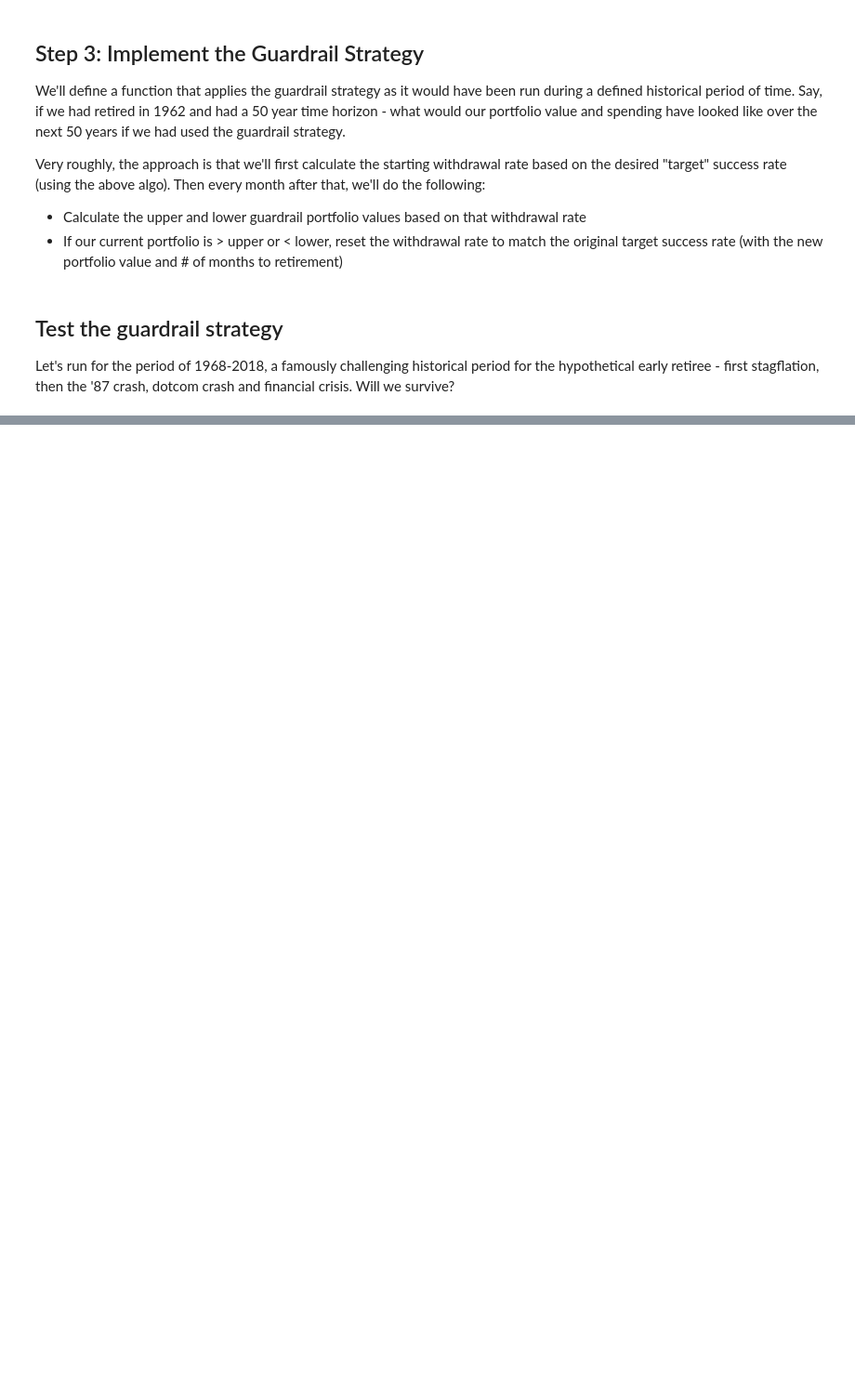
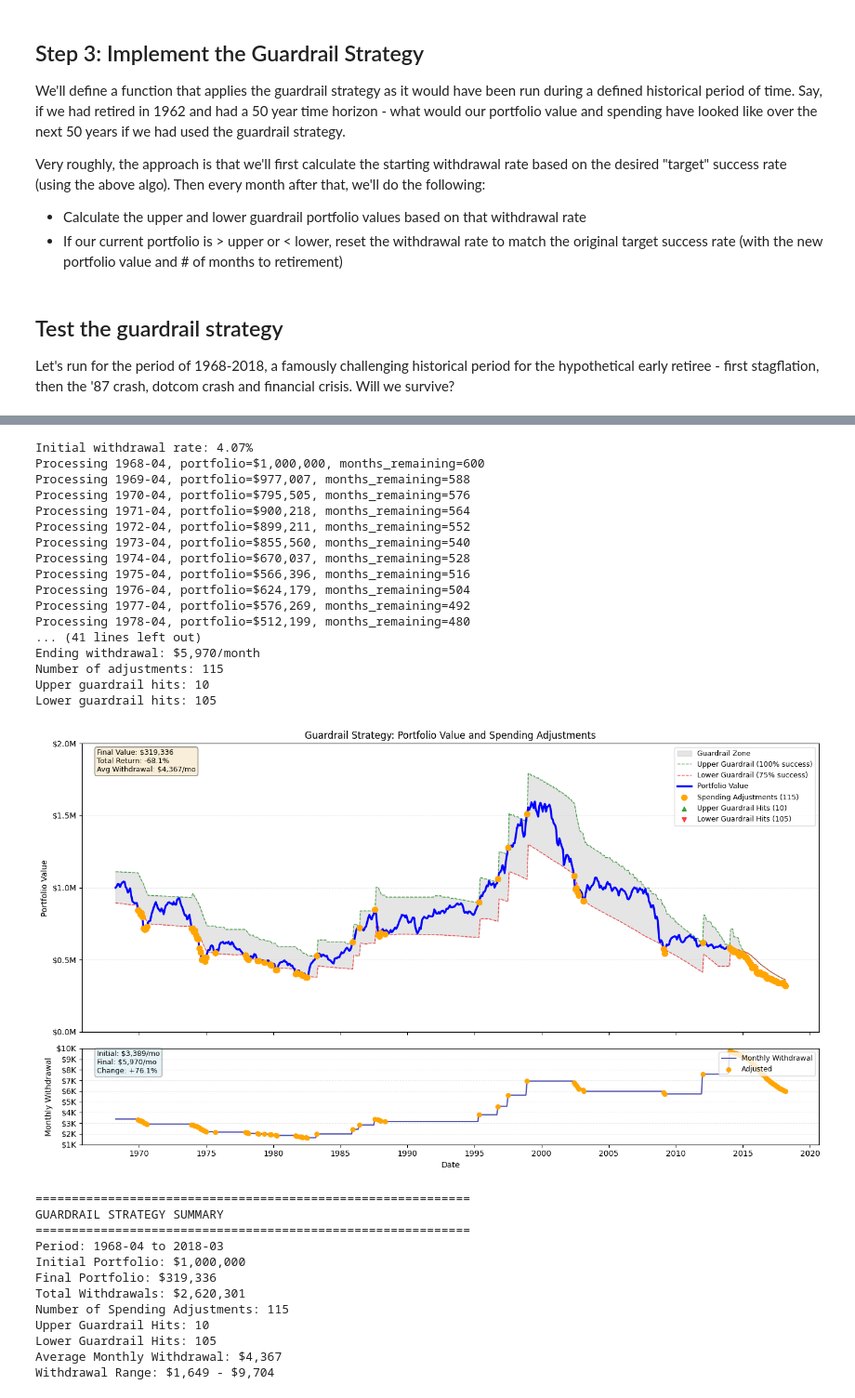
Before and after one commit to rogercost/fire-guardrails, a Jupyter notebook: Guardrails_Simplified.ipynb, the cells around one changed output, grey strips where cells are left out. Shown at 93% size. Saved outputs shown, nothing was run; the diff lists cells and outputs as text; code cells hidden in the pictures; blank space fills up the shorter version.

Commit message:
Streamline flow and experiment with no threshold and a 10% adjustment factor

```diff
--- a/Guardrails_Simplified.ipynb
+++ b/Guardrails_Simplified.ipynb
@@ -357,9 +357,9 @@ def get_guardrail_withdrawals(df, start_date, end_date,
                               target_success_rate=0.90,
                               upper_guardrail_success=1.00,
                               lower_guardrail_success=0.75,
-                              upper_adjustment_fraction=1.0,  # If we hit an upper guardrail, go straight to the new spending
-                              lower_adjustment_fraction=0.1,  # If we hit a lower guardrail, adjust spending gradually
-                              adjustment_threshold=0.05,      # Don't tell the client to adjust spending unless new number differs by more than 5% from previous
+                              upper_adjustment_fraction=1.0,
+                              lower_adjustment_fraction=0.1,
+                              adjustment_threshold=0.05,
                               verbose=False):
     """
     Creates a dataframe of withdrawals that follow an adaptive guardrail strategy.
@@ -407,6 +407,9 @@ def get_guardrail_withdrawals(df, start_date, end_date,
                                                max_iterations=50,
                                                verbose=False)['withdrawal_rate']
 
+    if verbose:
+        print(f"Initial withdrawal rate: {(initial_wr * 100):.2f}%")
+
     # State variables
     current_portfolio_value = initial_value
     previous_monthly_spending = initial_value * initial_wr / 12
@@ -418,9 +421,6 @@ def get_guardrail_withdrawals(df, start_date, end_date,
     for i, row in subset.iterrows():
         current_date = row['Date']
         months_remaining = len(subset) - i
-
-        if verbose and i % 12 == 0:
-            print(f"Processing {current_date.strftime('%Y-%m')}, portfolio=${current_portfolio_value:,.0f}, months_remaining={months_remaining}")
 
         # Calculate 3 withdrawal rates: the target, and the upper and lower guardrail, based on the current portfolio value and months remaining
         #
@@ -462,6 +462,10 @@ def get_guardrail_withdrawals(df, start_date, end_date,
         #
         upper_guardrail_value = previous_monthly_spending / upper_wr * 12
         lower_guardrail_value = previous_monthly_spending / lower_wr * 12
+
+
+        if verbose and i % 12 == 0:
+            print(f"Processing {current_date.strftime('%Y-%m')}, portfolio=${current_portfolio_value:,.0f}, months_remaining={months_remaining}")
 
         # Step 3: Check if we hit guardrails
         hit_upper = current_portfolio_value >= upper_guardrail_value
@@ -783,0 +732,55 @@ Withdrawal Range: $1,854 - $6,864
+# %%
+results = get_guardrail_withdrawals(
+    df,
+    start_date='1968-04-01',
+    end_date='2018-03-31',
+    initial_value=1_000_000,
+    stock_pct=0.75,
+    adjustment_threshold=0.00,
+    target_success_rate=0.90,
+    upper_guardrail_success=1.00,
+    lower_guardrail_success=0.75,
+    upper_adjustment_fraction=1.0,
+    lower_adjustment_fraction=0.1,
+    verbose=True
+)
+
+# Analyze results
+print(f"\nStarting withdrawal: ${results['Withdrawal'].iloc[0]:,.0f}/month")
+print(f"Ending withdrawal: ${results['Withdrawal'].iloc[-1]:,.0f}/month")
+print(f"Number of adjustments: {results['Adjustment_Made'].sum()}")
+print(f"Upper guardrail hits: {(results['Guardrail_Hit'] == 'UPPER').sum()}")
+print(f"Lower guardrail hits: {(results['Guardrail_Hit'] == 'LOWER').sum()}")
+
+plot_guardrail_portfolio(results)
+# %% [output]
+Initial withdrawal rate: 4.07%
+Processing 1968-04, portfolio=$1,000,000, months_remaining=600
+Processing 1969-04, portfolio=$977,007, months_remaining=588
+Processing 1970-04, portfolio=$795,505, months_remaining=576
+Processing 1971-04, portfolio=$900,218, months_remaining=564
+Processing 1972-04, portfolio=$899,211, months_remaining=552
+Processing 1973-04, portfolio=$855,560, months_remaining=540
+Processing 1974-04, portfolio=$670,037, months_remaining=528
+Processing 1975-04, portfolio=$566,396, months_remaining=516
+Processing 1976-04, portfolio=$624,179, months_remaining=504
+Processing 1977-04, portfolio=$576,269, months_remaining=492
+Processing 1978-04, portfolio=$512,199, months_remaining=480
+... (41 lines left out)
+Ending withdrawal: $5,970/month
+Number of adjustments: 115
+Upper guardrail hits: 10
+Lower guardrail hits: 105
+[figure, added]
+============================================================
+GUARDRAIL STRATEGY SUMMARY
+============================================================
+Period: 1968-04 to 2018-03
+Initial Portfolio: $1,000,000
+Final Portfolio: $319,336
+Total Withdrawals: $2,620,301
+Number of Spending Adjustments: 115
+Upper Guardrail Hits: 10
+Lower Guardrail Hits: 105
+Average Monthly Withdrawal: $4,367
+Withdrawal Range: $1,649 - $9,704
```
Also changed, not shown: parts of 3 cells of this notebook.
